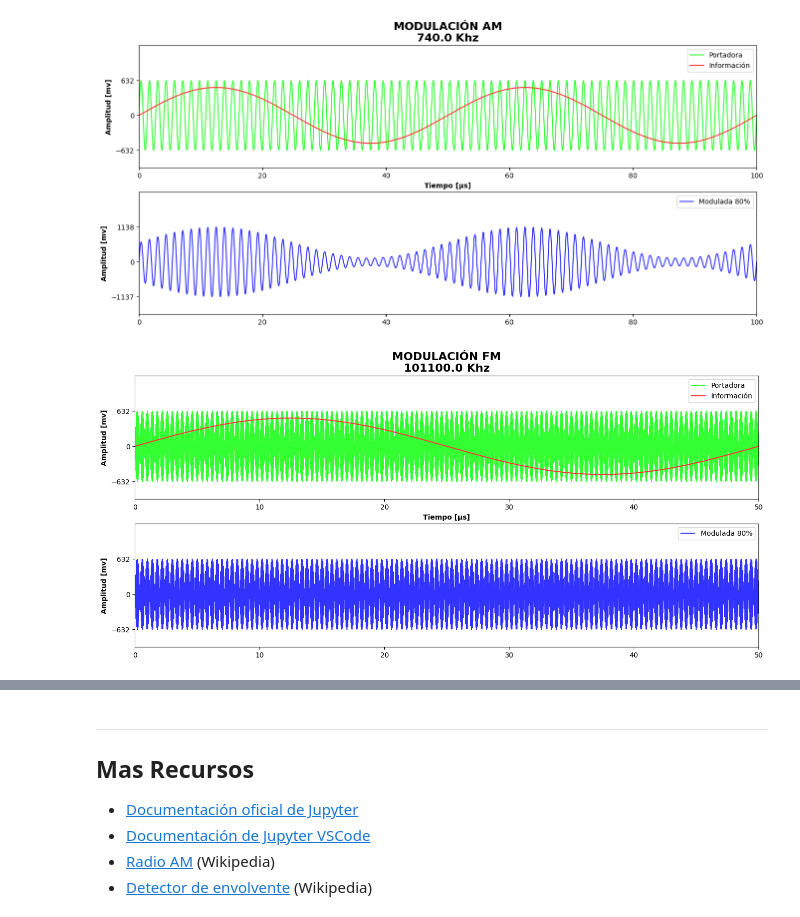
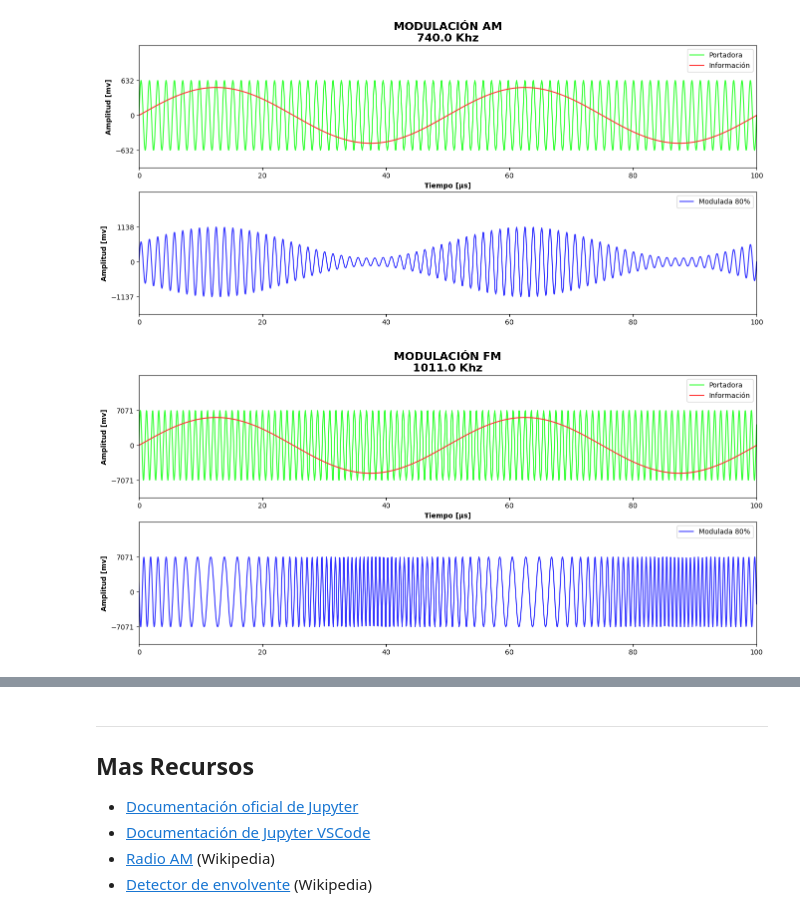
Before and after one commit to GiancarloBenavides/Telematics, a Jupyter notebook: 11-Comunicaciones/11.3_modulacion.ipynb, the cells around one changed output, grey strips where cells are left out. Saved outputs shown, nothing was run; the diff lists cells and outputs as text; code cells hidden in the pictures.

```diff
--- a/11-Comunicaciones/11.3_modulacion.ipynb
+++ b/11-Comunicaciones/11.3_modulacion.ipynb
@@ -204,38 +200,50 @@ plt.show()
 # %% [output]
 [figure]
 # %%
-# Modulación FM - Banda base
+# Modulación FM - Modulación Angular en un solo tono
+# 100 bandas FM posibles de 200Khz entre 88.1Mhz – 108.1Mhz
 # ---------------------------------------------
-# 100 bandas FM posibles de 200Khz entre 88.1Mhz – 108.1Mhz
-WB = 100_000
-fp = 101_100_000     # Frecuencia de la portadora
-h = 80               # Indice de modulación
+wb = 200_000            # Ancho de banda de FM 200 khz
+m = 15                  # Indice de modulación
+nλ = 2                  # Numero de longitudes de onda visibles
 
 # Parámetros señal 1 - señal de la portadora
 # --------------------------------
-# Emisora Universidad de Nariño 101.1 Mhz - FM
-# Potencia de un transmisor de 20 W y antena de (50 Ω - 10Km)
-Wp = 2 * pi * fp        # Frecuencia angular de la portadora
-Potencia = 20
-Resistencia = 50
-Ap = (Potencia/Resistencia)**(1/2)
+fp = 101_100_0          # Emisora Universidad de Nariño 101.1 Mhz - FM
+Potencia = 2500         # Potencia de un transmisor de 2000 W
+Resistencia = 50        # Impedancia de antena (50 Ω - 10Km)
+
 
 # Parámetros señal 2 - señal de información de audio
 # ---------------------------------------
 fi = 20_000             # Frecuencia de una señal de audio
+
+# Frecuencias angulares
+Wp = 2 * pi * fp        # Frecuencia angular de la portadora
 Wi = 2 * pi * fi        # Frecuencia angular de la moduladora
-Ai = Ap * (h/100)
+
+# Amplitudes
+Ap = (Potencia/Resistencia)**(1/2)
+Ai = 0.8 * Ap
+
+# Desviación de frecuencia máxima
+kf = 500_000            # Sensibilidad de 150 KHz/V
+kp = 5
+mf = kf * Ai/Wi
+mp = kp * Ai
+mf = -28
+mp = -28
+
 # Vector de tiempo acorde a la frecuencia de la señal
-nλ = 1                  # Numero de longitudes de onda visibles
 t  = np.linspace(0, nλ/fi, 2048, endpoint=True)
 
 # Señal portadora de FM
 Sp = Ap * sin(Wp*t)
-# Señal información
-θ = 0
-Si = Ai * sin(Wi*t + θ)
-# Señal modulada en FM
-Sm = Ap * sin((Wp+Si) * t)
+# Señal información en banda base
+Si = Ai * sin(Wi*t)
+# Señales moduladas
+Sm = Ap * sin(Wp*t - mf*cos(Wi*t))     # Modulada en FM
+#Sm = Ap * sin(Wp*t + mp*sin(Wi*t))     # Modulada en PM
 
 # Transformando loa valores a escalas apreciables
 # ----------------------------------------------------
@@ -249,31 +257,31 @@ Sm *= 1_000         # Transformando escala de Sm a mV
 # ----------------------------------------------------
 plt.figure(figsize=(16, 7))
 plt.subplot(211)
 plt.plot(t, Sp, label="Portadora", color="#33FF33")
 plt.plot(t, Si, label="Información", color="#FF3333")
 
 plt.xlim(t.min(), t.max())
 plt.ylim(Sp.min()*1.5, Sp.max()*2)
 plt.yticks([Sp.min(), 0, Sp.max()])
 # Textos
 plt.title(
     "Modulación FM\n".upper()+f"{fp/1_000:.1f} Khz", fontsize=16, fontweight="bold")
 plt.xlabel("Tiempo [μs]", fontweight="bold")
 plt.ylabel("Amplitud [mv]", fontweight="bold")
 plt.legend()
 
 # Eje 2 - Señal modulada en FM
 # ----------------------------
 plt.subplot(212)
 plt.plot(t, Sm, label=f"Modulada {h}%", color="#3333FF")
 
 plt.xlim(t.min(), t.max())
 plt.ylim(Sm.min()*1.5, Sm.max()*2)
 plt.yticks([Sm.min(), 0, Sm.max()])
 
 plt.ylabel("Amplitud [mv]", fontweight="bold")
 plt.legend()
 
 plt.show()
 # %% [output]
-[figure, old version]
+[figure, new version]
```
Also changed, not shown: parts of 9 cells of this notebook, 2 other files.
